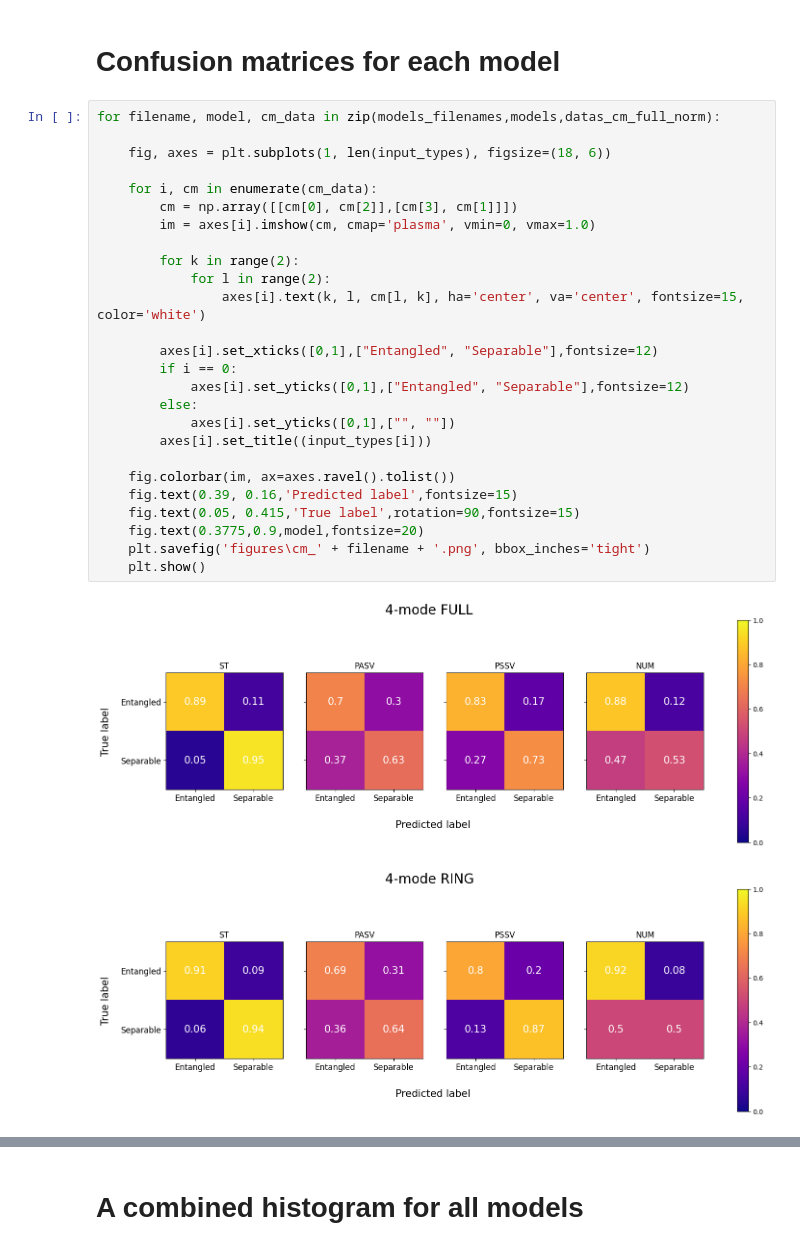
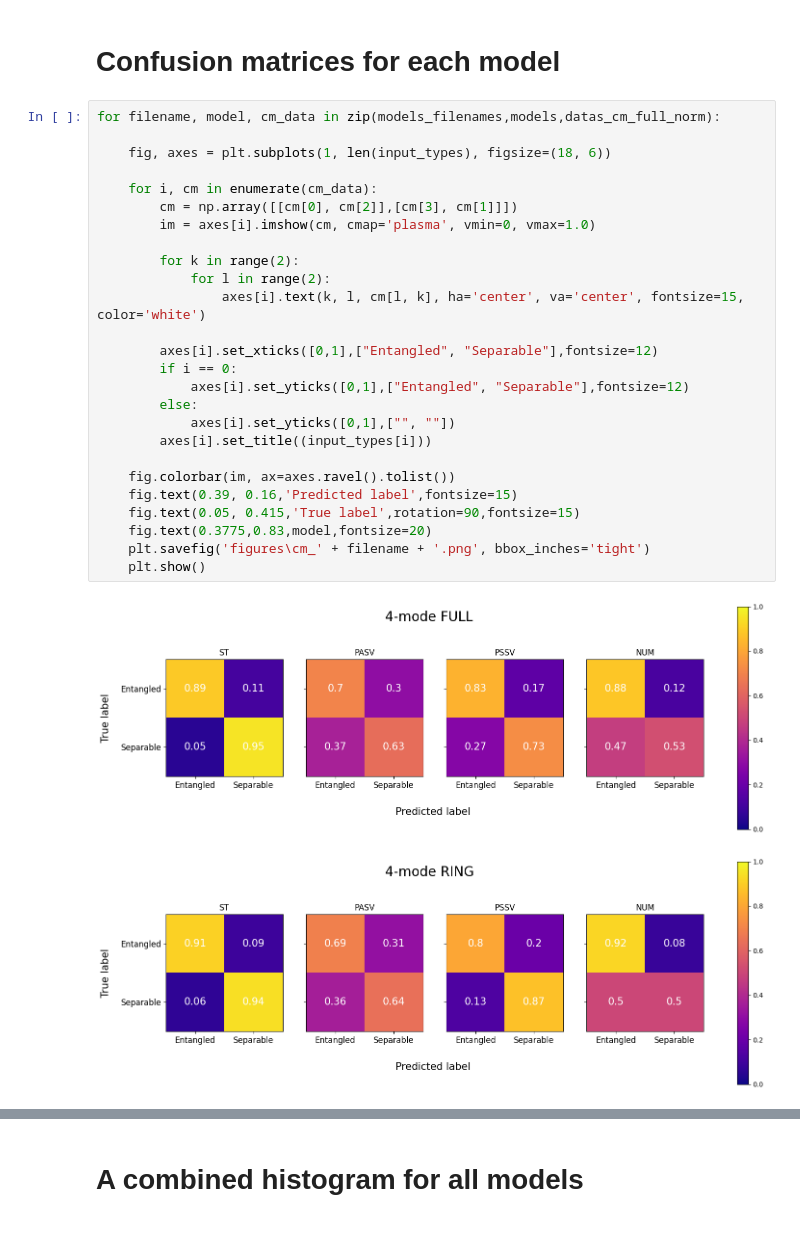
Before and after one commit to JohannesAnnala/EchoStateNetwork-and-NARMA, a Jupyter notebook: main.ipynb, the cells around one changed output, grey strips where cells are left out. Saved outputs shown, nothing was run; the diff lists cells and outputs as text.

```diff
--- a/main.ipynb
+++ b/main.ipynb
@@ -211,29 +211,29 @@ for i, model in enumerate(models):
 # %%
 for filename, model, cm_data in zip(models_filenames,models,datas_cm_full_norm):
 
     fig, axes = plt.subplots(1, len(input_types), figsize=(18, 6))
 
     for i, cm in enumerate(cm_data):
         cm = np.array([[cm[0], cm[2]],[cm[3], cm[1]]])
         im = axes[i].imshow(cm, cmap='plasma', vmin=0, vmax=1.0)
 
         for k in range(2):
             for l in range(2):
                 axes[i].text(k, l, cm[l, k], ha='center', va='center', fontsize=15, color='white')
 
         axes[i].set_xticks([0,1],["Entangled", "Separable"],fontsize=12)
         if i == 0:
             axes[i].set_yticks([0,1],["Entangled", "Separable"],fontsize=12)
         else:
             axes[i].set_yticks([0,1],["", ""])
         axes[i].set_title((input_types[i]))
 
     fig.colorbar(im, ax=axes.ravel().tolist())
     fig.text(0.39, 0.16,'Predicted label',fontsize=15)
     fig.text(0.05, 0.415,'True label',rotation=90,fontsize=15)
-    fig.text(0.3775,0.9,model,fontsize=20)
+    fig.text(0.3775,0.83,model,fontsize=20)
     plt.savefig('figures\cm_' + filename + '.png', bbox_inches='tight')
     plt.show()
 # %% [output]
-[figure, old version]
+[figure, new version]
-[figure, old version]
+[figure, new version]
```
Also changed, not shown: parts of 1 cell of this notebook, 7 other files.
